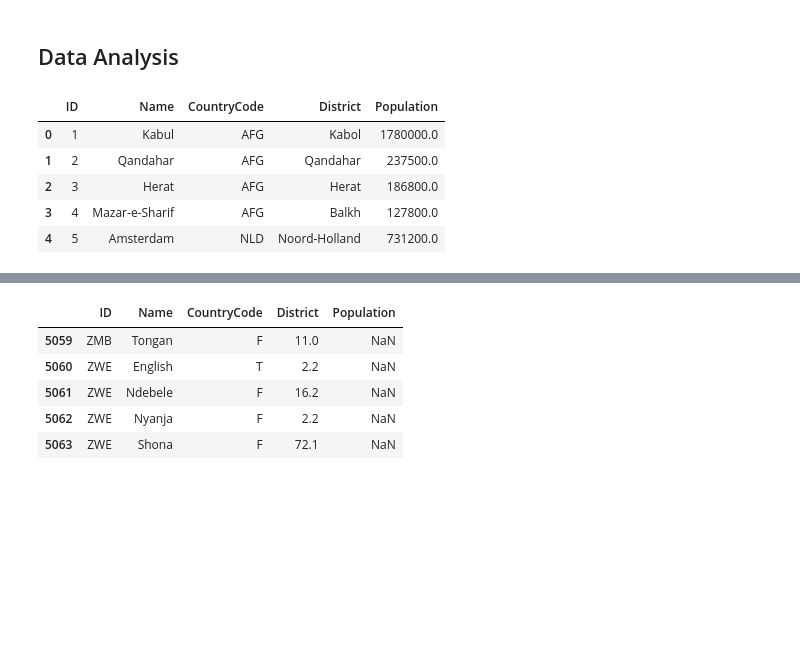
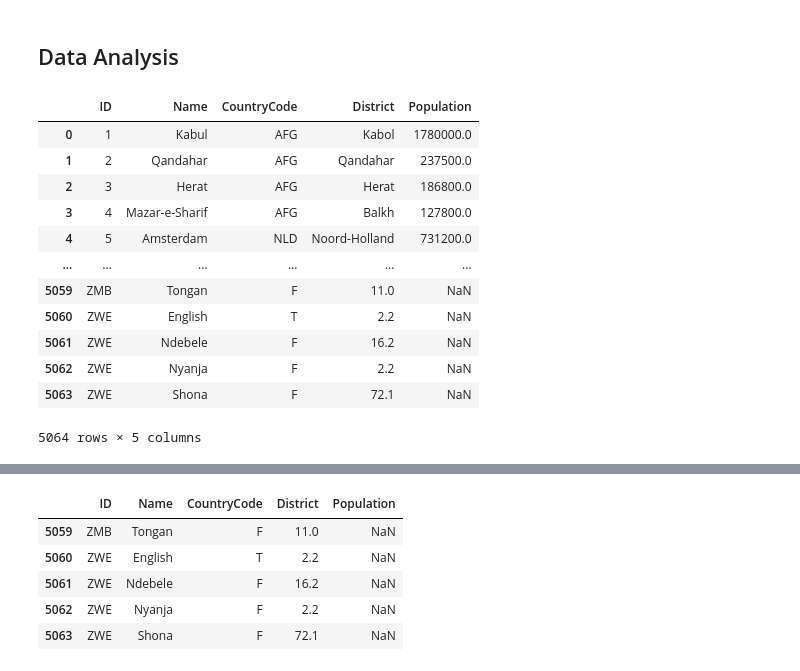
Before and after one commit to masum-auch/AI-Engineer, a Jupyter notebook: ml_learning/ml_data_cleaning/10-data-cleaning.ipynb, the cells around one changed output, grey strips where cells are left out. Cells and saved outputs as stored; diff of their text form; code cells hidden in the pictures; blank space fills up the shorter version.

```diff
--- a/ml_learning/ml_data_cleaning/10-data-cleaning.ipynb
+++ b/ml_learning/ml_data_cleaning/10-data-cleaning.ipynb
@@ -25,14 +25,21 @@ df = pd.read_csv("/kaggle/input/datasets/masumauch/worldcity/world.csv", on_bad_
 # %% [markdown]
 ## Data Analysis
 # %%
-df.head()
+df
 # %% [output]
 |  | ID | Name | CountryCode | District | Population |
 | 0 | 1 | Kabul | AFG | Kabol | 1780000.0 |
 | 1 | 2 | Qandahar | AFG | Qandahar | 237500.0 |
 | 2 | 3 | Herat | AFG | Herat | 186800.0 |
 | 3 | 4 | Mazar-e-Sharif | AFG | Balkh | 127800.0 |
 | 4 | 5 | Amsterdam | NLD | Noord-Holland | 731200.0 |
+| ... | ... | ... | ... | ... | ... |
+| 5059 | ZMB | Tongan | F | 11.0 | NaN |
+| 5060 | ZWE | English | T | 2.2 | NaN |
+| 5061 | ZWE | Ndebele | F | 16.2 | NaN |
+| 5062 | ZWE | Nyanja | F | 2.2 | NaN |
+| 5063 | ZWE | Shona | F | 72.1 | NaN |
+5064 rows × 5 columns
 # %%
 df.sample(5)
 # %% [output]
```
Also changed, not shown: parts of 10 cells of this notebook.
